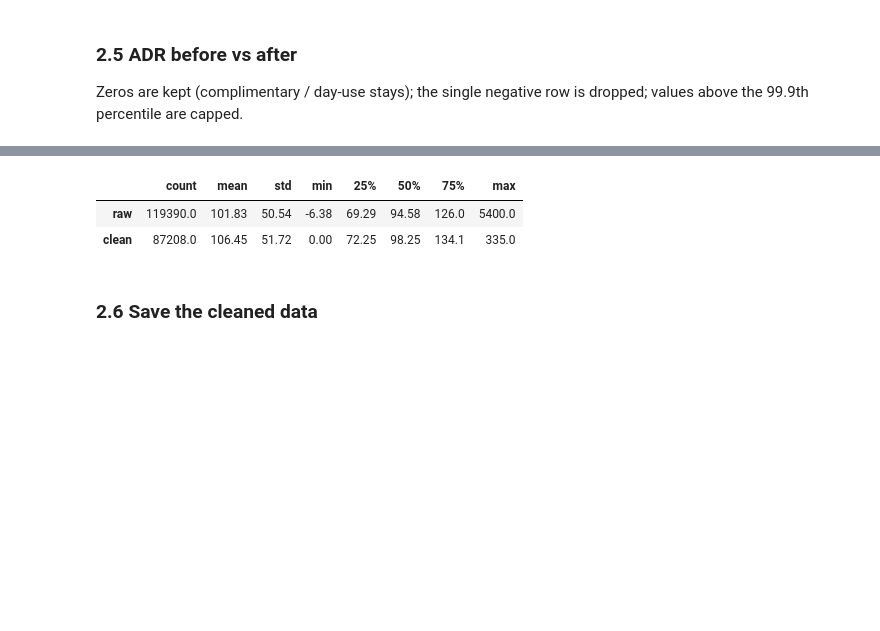
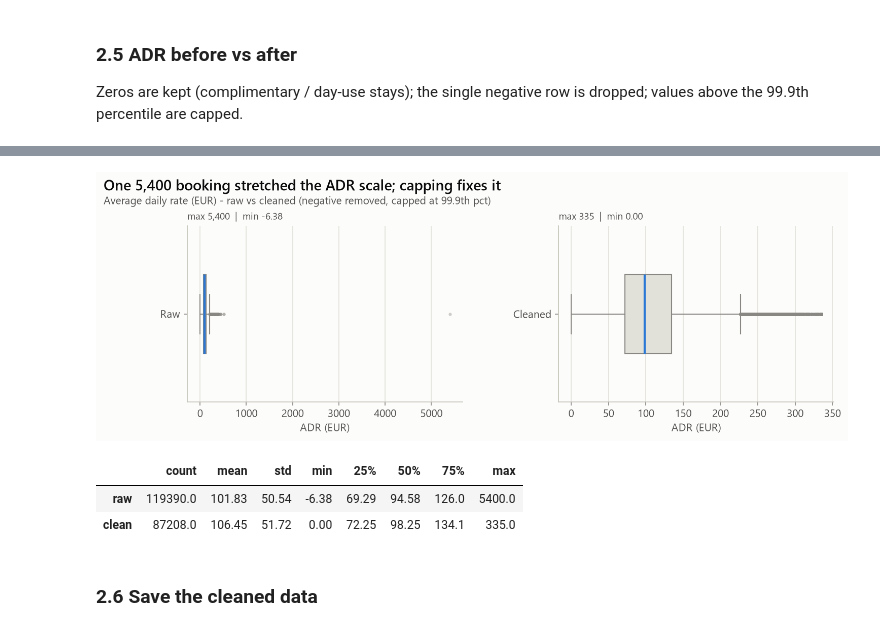
Before and after one commit to Krishna141414/hotel-booking-preprocessing, a Jupyter notebook: notebooks/eda.ipynb, the cells around one changed output, grey strips where cells are left out. Cells and saved outputs as stored; diff of their text form; code cells hidden in the pictures; blank space fills up the shorter version.

```diff
--- a/notebooks/eda.ipynb
+++ b/notebooks/eda.ipynb
@@ -351,5 +368,9 @@ df["adults"].value_counts().sort_index().to_frame("bookings").T
 ### 2.5 ADR before vs after
 Zeros are kept (complimentary / day-use stays); the single negative row is dropped; values above the 99.9th percentile are capped.
 # %%
+from src.visualize import plot_adr_before_after
+
+save_figure(plot_adr_before_after(df, clean_df), "04_adr_before_after")
+show("04_adr_before_after")
 pd.DataFrame({"raw": df["adr"].describe(), "clean": clean_df["adr"].describe()}).round(2).T
 # %% [output]
@@ -356,3 +378,4 @@ pd.DataFrame({"raw": df["adr"].describe(), "clean": clean_df["adr"].describe()})
+[figure, added]
 |  | count | mean | std | min | 25% | 50% | 75% | max |
 | raw | 119390.0 | 101.83 | 50.54 | -6.38 | 69.29 | 94.58 | 126.0 | 5400.0 |
 | clean | 87208.0 | 106.45 | 51.72 | 0.00 | 72.25 | 98.25 | 134.1 | 335.0 |
```
Also changed, not shown: parts of 49 cells of this notebook, 3 other files.
